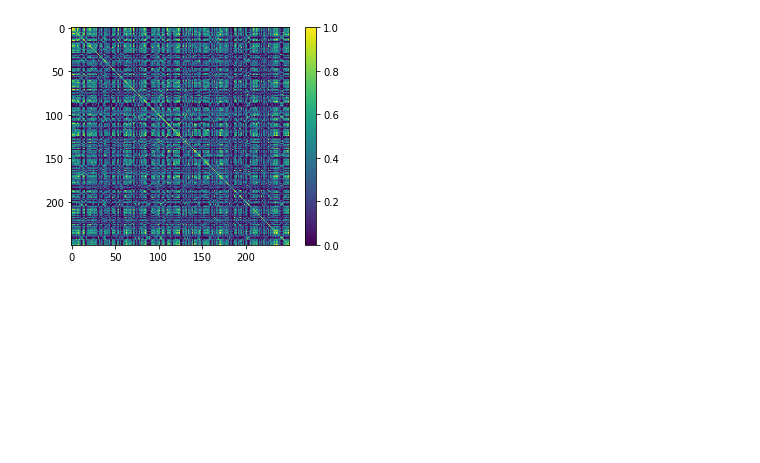
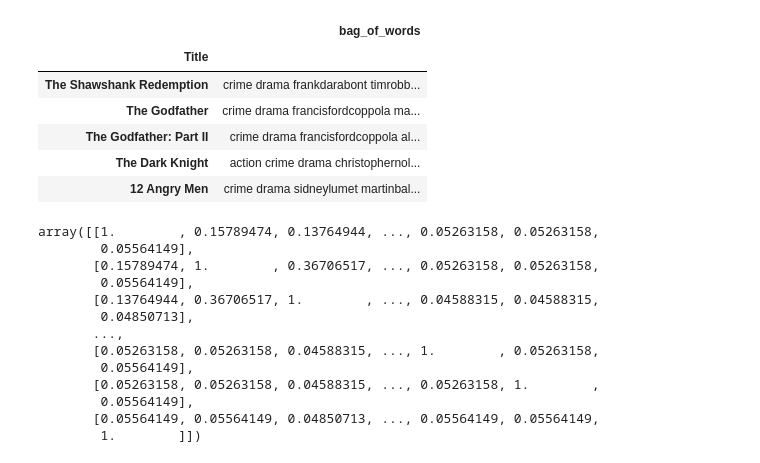
Before and after one commit to jprieto96/movieRecommenderBySentiment, a Jupyter notebook: movieRecommender.ipynb, the cells around one changed output. Saved outputs shown, nothing was run; the diff lists cells and outputs as text; code cells hidden in the pictures; blank space fills up the shorter version.

```diff
--- a/movieRecommender.ipynb
+++ b/movieRecommender.ipynb
@@ -56,3 +73,26 @@ films_df.head()
+# %%
+films_df['bag_of_words'] = ''
+columns = films_df.columns
+for index, row in films_df.iterrows():
+    words = ''
+    for col in columns:
+        if col != 'Director':
+            words = words + ' '.join(row[col])+ ' '
+        else:
+            words = words + row[col]+ ' '
+    row['bag_of_words'] = words
+
+films_df.drop(columns = [col for col in films_df.columns if col!= 'bag_of_words'], inplace = True)
+
+films_df.head()
+# %% [output]
+|  | bag_of_words |
+| Title |  |
+| The Shawshank Redemption | crime drama frankdarabont timrobb... |
+| The Godfather | crime drama francisfordcoppola ma... |
+| The Godfather: Part II | crime drama francisfordcoppola al... |
+| The Dark Knight | action crime drama christophernol... |
+| 12 Angry Men | crime drama sidneylumet martinbal... |
 # %%
 # instantiating and generating the count matrix
 count = CountVectorizer()
@@ -61,8 +101,18 @@ count_matrix = count.fit_transform(films_df['bag_of_words'])
 # generating the cosine similarity matrix
 cosine_sim = cosine_similarity(count_matrix, count_matrix)
 
-plt.imshow(cosine_sim)
-plt.colorbar()
-plt.show()
+cosine_sim
 # %% [output]
-[figure, removed]
+array([[1.        , 0.15789474, 0.13764944, ..., 0.05263158, 0.05263158,
+        0.05564149],
+       [0.15789474, 1.        , 0.36706517, ..., 0.05263158, 0.05263158,
+        0.05564149],
+       [0.13764944, 0.36706517, 1.        , ..., 0.04588315, 0.04588315,
+        0.04850713],
+       ...,
+       [0.05263158, 0.05263158, 0.04588315, ..., 1.        , 0.05263158,
+        0.05564149],
+       [0.05263158, 0.05263158, 0.04588315, ..., 0.05263158, 1.        ,
+        0.05564149],
+       [0.05564149, 0.05564149, 0.04850713, ..., 0.05564149, 0.05564149,
+        1.        ]])
```
Also changed, not shown: parts of 9 cells of this notebook, 2 other files.
